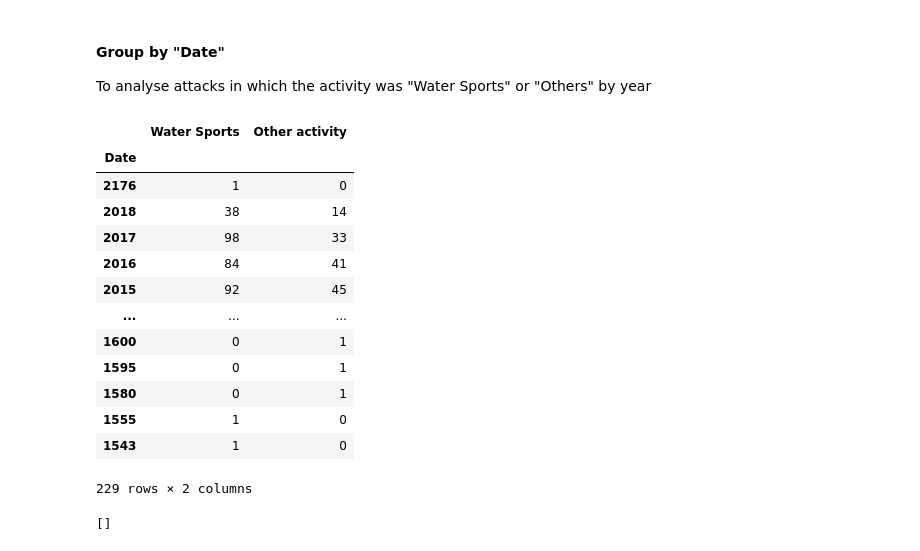
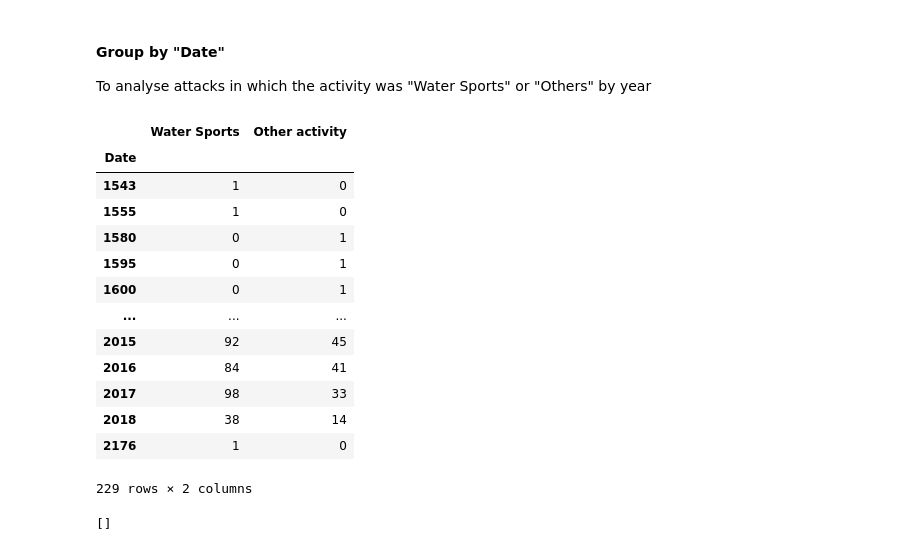
Before and after one commit to Flori-87/data-cleaning-pandas, a Jupyter notebook: analysis.ipynb, the cells around one changed output. Drawn from its saved outputs; the diff is of its cells as text; code cells hidden in the pictures.

```diff
--- a/analysis.ipynb
+++ b/analysis.ipynb
@@ -33,21 +33,21 @@ attacks_clean.head()
 #### **Group by "Date"**
 To analyse attacks in which the activity was "Water Sports" or "Others" by year
 # %%
-attacks_clean.groupby("Date").agg({"Water Sports":"sum","Other activity":"sum"}).sort_values("Date", ascending=False)
+attacks_clean.groupby("Date").agg({"Water Sports":"sum","Other activity":"sum"}) #.sort_values("Date", ascending=False)
 # %% [output]
 |  | Water Sports | Other activity |
 | Date |  |  |
+| 1543 | 1 | 0 |
+| 1555 | 1 | 0 |
+| 1580 | 0 | 1 |
+| 1595 | 0 | 1 |
+| 1600 | 0 | 1 |
+| ... | ... | ... |
+| 2015 | 92 | 45 |
+| 2016 | 84 | 41 |
+| 2017 | 98 | 33 |
+| 2018 | 38 | 14 |
 | 2176 | 1 | 0 |
-| 2018 | 38 | 14 |
-| 2017 | 98 | 33 |
-| 2016 | 84 | 41 |
-| 2015 | 92 | 45 |
-| ... | ... | ... |
-| 1600 | 0 | 1 |
-| 1595 | 0 | 1 |
-| 1580 | 0 | 1 |
-| 1555 | 1 | 0 |
-| 1543 | 1 | 0 |
 229 rows × 2 columns
 # %%
 a = attacks_clean.groupby("Date").agg({"Water Sports":"sum","Other activity":"sum"}).plot.bar()
```
Also changed, not shown: parts of 4 cells of this notebook, 1 other file.
